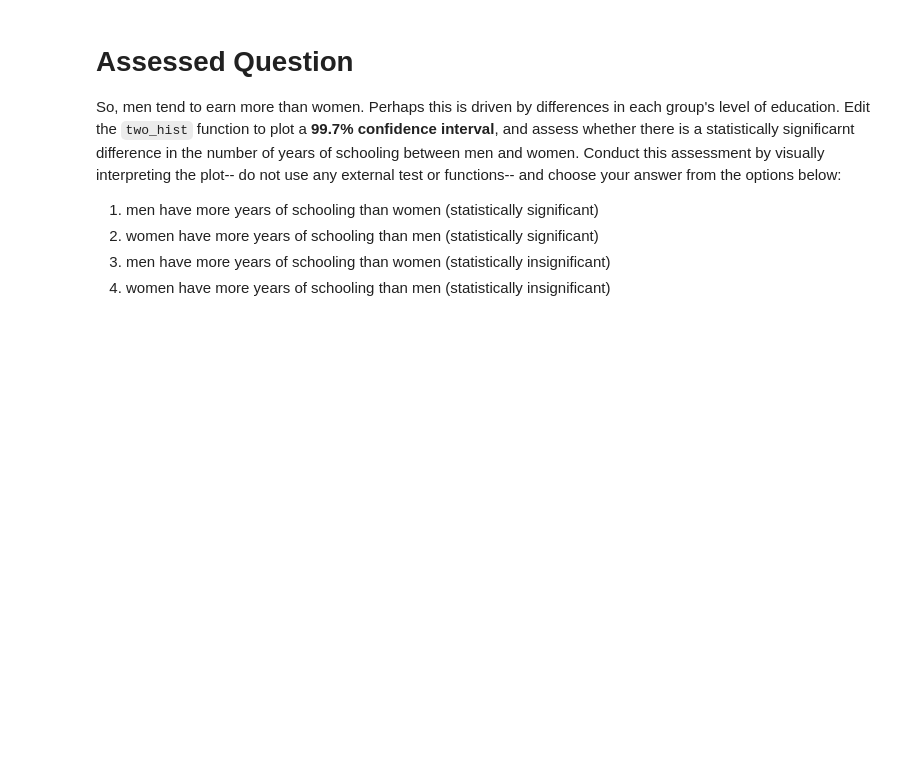
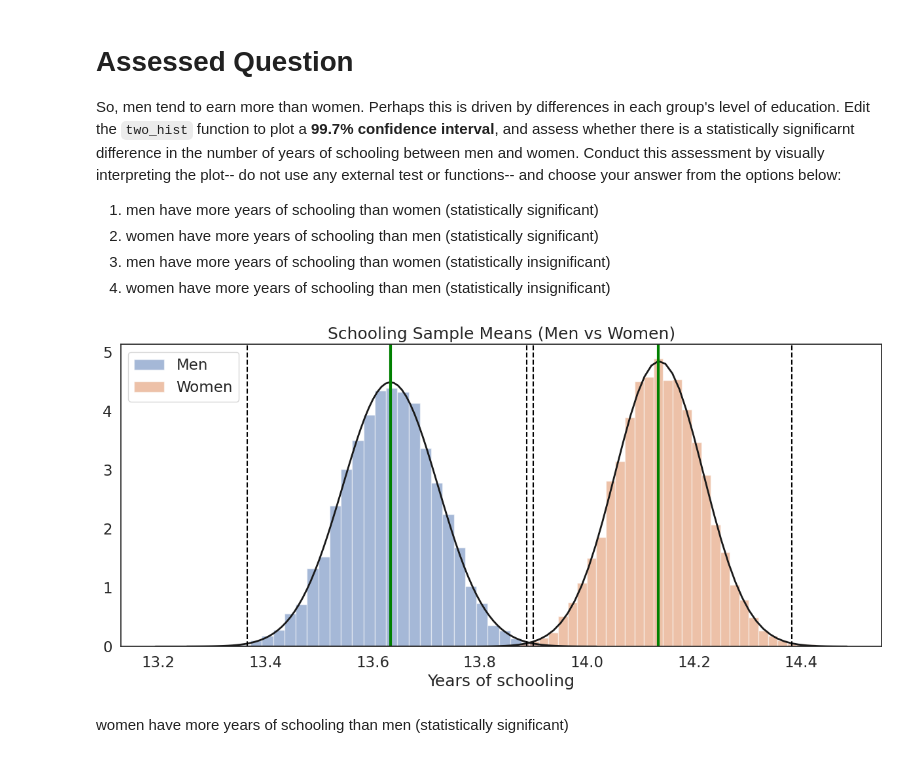
Before and after one commit to annayingucl-cloud/QM2, a Jupyter notebook: W5_Distributions_and_Basic_Statistics.ipynb, the cells around one changed output. Saved outputs shown, nothing was run; the diff lists cells and outputs as text; code cells hidden in the pictures; blank space fills up the shorter version.

```diff
--- a/W5_Distributions_and_Basic_Statistics.ipynb
+++ b/W5_Distributions_and_Basic_Statistics.ipynb
@@ -510,0 +568,16 @@ So, men tend to earn more than women. Perhaps this is driven by differences in e
+# %%
+# create series of schooling years for men and women
+men_school = df[df['sex'] == 1]['sch']
+women_school = df[df['sex'] == 2]['sch']
+
+# plot the distribution of sample means with 99.7% CIs
+two_hist(
+    [men_school, women_school],
+    ['Men', 'Women'],
+    'Years of schooling',
+    'Schooling Sample Means (Men vs Women)'
+)
+# %% [output]
+[figure, added]
+# %% [markdown]
+women have more years of schooling than men (statistically significant)
```
Also changed, not shown: parts of 18 cells of this notebook.
